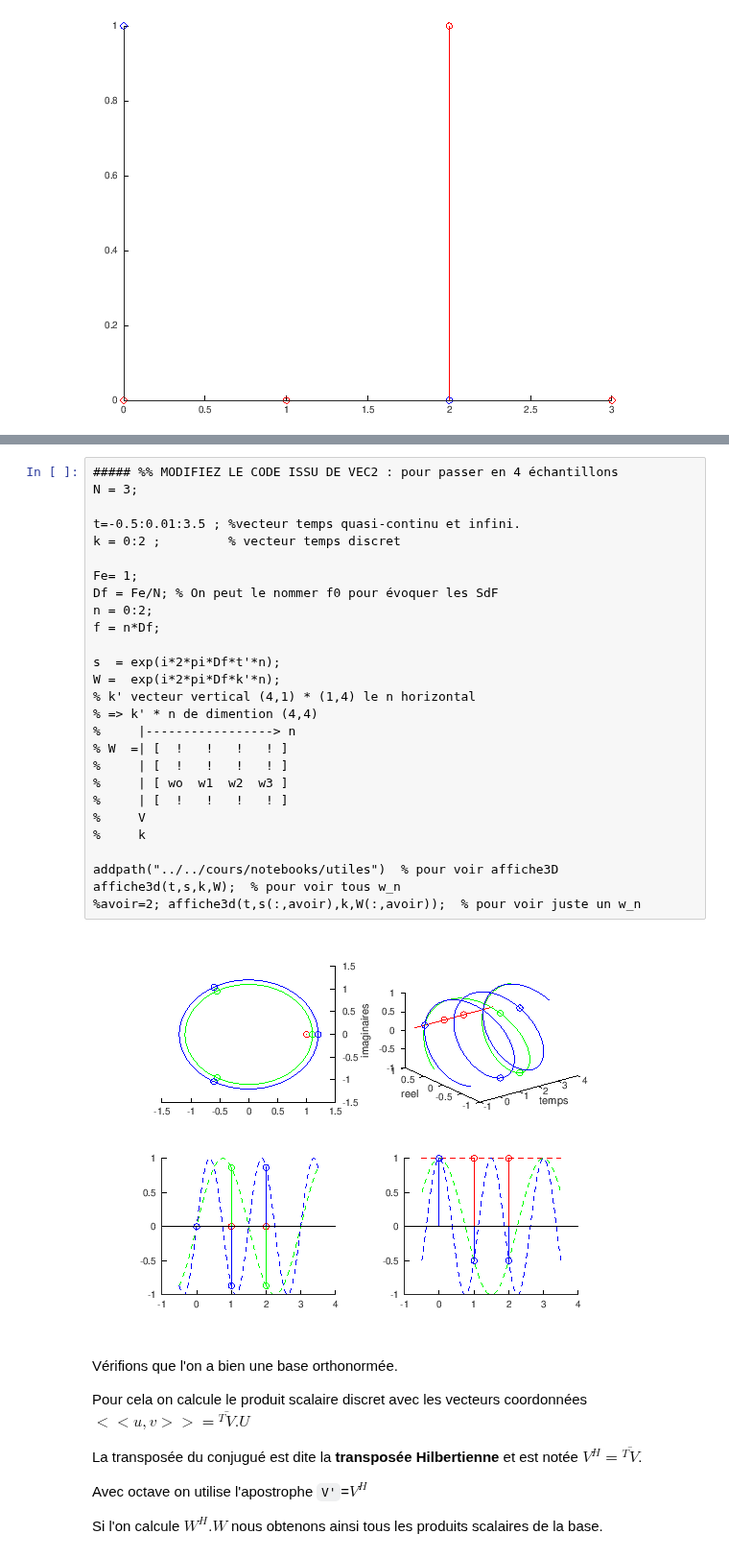
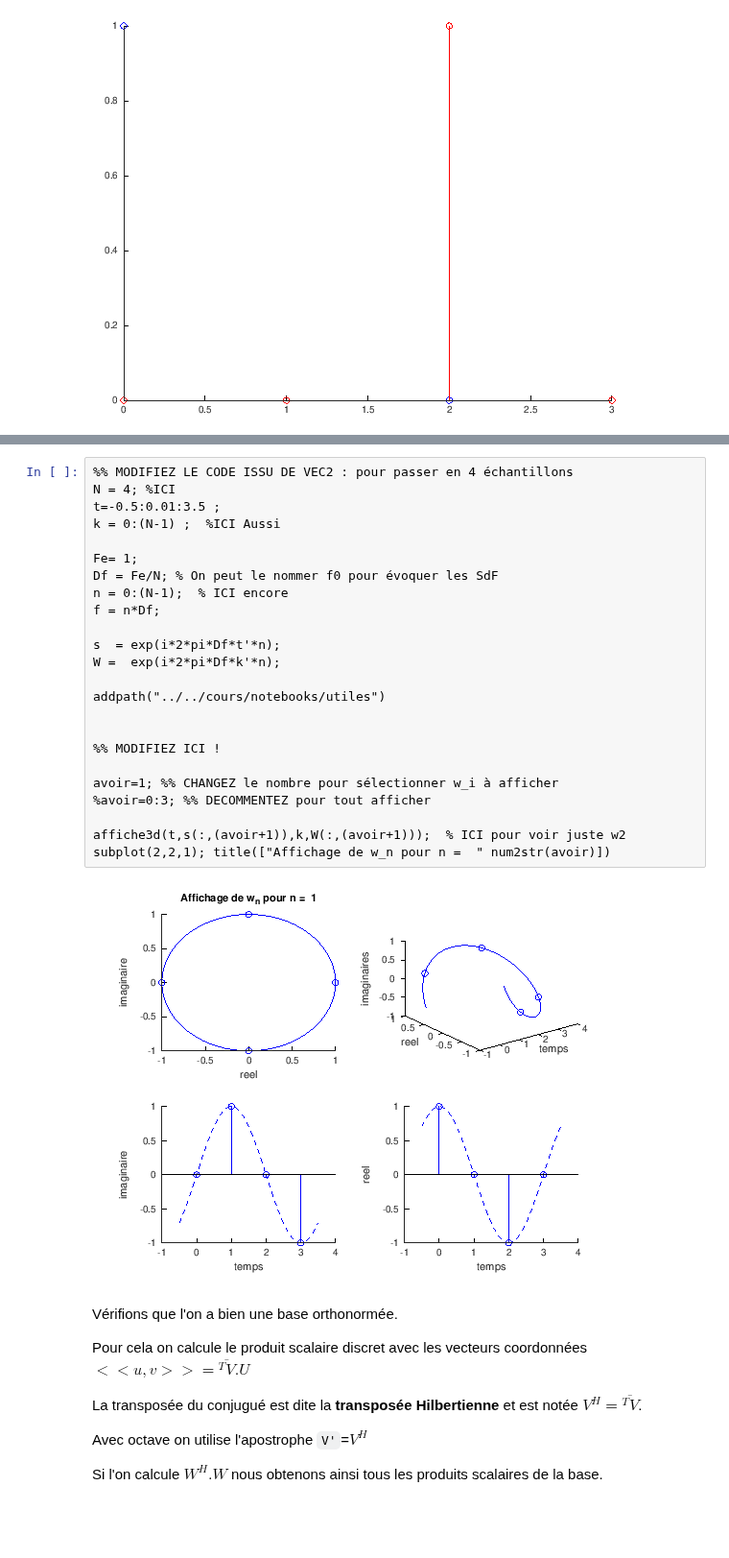
Before and after one commit to balaise31/Signal, a Jupyter notebook: discret/td/FREQ_code/exo1_tfd_corr_octave.ipynb, the cells around one changed output, grey strips where cells are left out. Shown at 96% size. Drawn from its saved outputs; the diff is of its cells as text; blank space fills up the shorter version.

```diff
--- a/discret/td/FREQ_code/exo1_tfd_corr_octave.ipynb
+++ b/discret/td/FREQ_code/exo1_tfd_corr_octave.ipynb
@@ -92,33 +103,30 @@ Construisez une représentation matricielle contenant chaque vecteur $w_i$ de la
 les colonnes sont liées aux fréquences :
 # %%
-##### %% MODIFIEZ LE CODE ISSU DE VEC2 : pour passer en 4 échantillons
-N = 3;
-
-t=-0.5:0.01:3.5 ; %vecteur temps quasi-continu et infini.
-k = 0:2 ;         % vecteur temps discret
+%% MODIFIEZ LE CODE ISSU DE VEC2 : pour passer en 4 échantillons
+N = 4; %ICI
+t=-0.5:0.01:3.5 ;
+k = 0:(N-1) ;  %ICI Aussi
 
 Fe= 1;
 Df = Fe/N; % On peut le nommer f0 pour évoquer les SdF
-n = 0:2;
+n = 0:(N-1);  % ICI encore
 f = n*Df;
 
 s  = exp(i*2*pi*Df*t'*n);
 W =  exp(i*2*pi*Df*k'*n);
-% k' vecteur vertical (4,1) * (1,4) le n horizontal
-% => k' * n de dimention (4,4)
-%     |-----------------> n
-% W  =| [  !   !   !   ! ]
-%     | [  !   !   !   ! ]
-%     | [ wo  w1  w2  w3 ]
-%     | [  !   !   !   ! ]
-%     V
-%     k
 
-addpath("../../cours/notebooks/utiles")  % pour voir affiche3D
-affiche3d(t,s,k,W);  % pour voir tous w_n
-%avoir=2; affiche3d(t,s(:,avoir),k,W(:,avoir));  % pour voir juste un w_n
+addpath("../../cours/notebooks/utiles")
+
+
+%% MODIFIEZ ICI !
+
+avoir=1; %% CHANGEZ le nombre pour sélectionner w_i à afficher
+%avoir=0:3; %% DECOMMENTEZ pour tout afficher
+
+affiche3d(t,s(:,(avoir+1)),k,W(:,(avoir+1)));  % ICI pour voir juste w2
+subplot(2,2,1); title(["Affichage de w_n pour n =  " num2str(avoir)])
 # %% [output]
-[figure, old version]
+[figure, new version]
 # %% [markdown]
 Vérifions que l'on a bien une base orthonormée.
 
```
Also changed, not shown: parts of 10 cells of this notebook, 9 other files.
